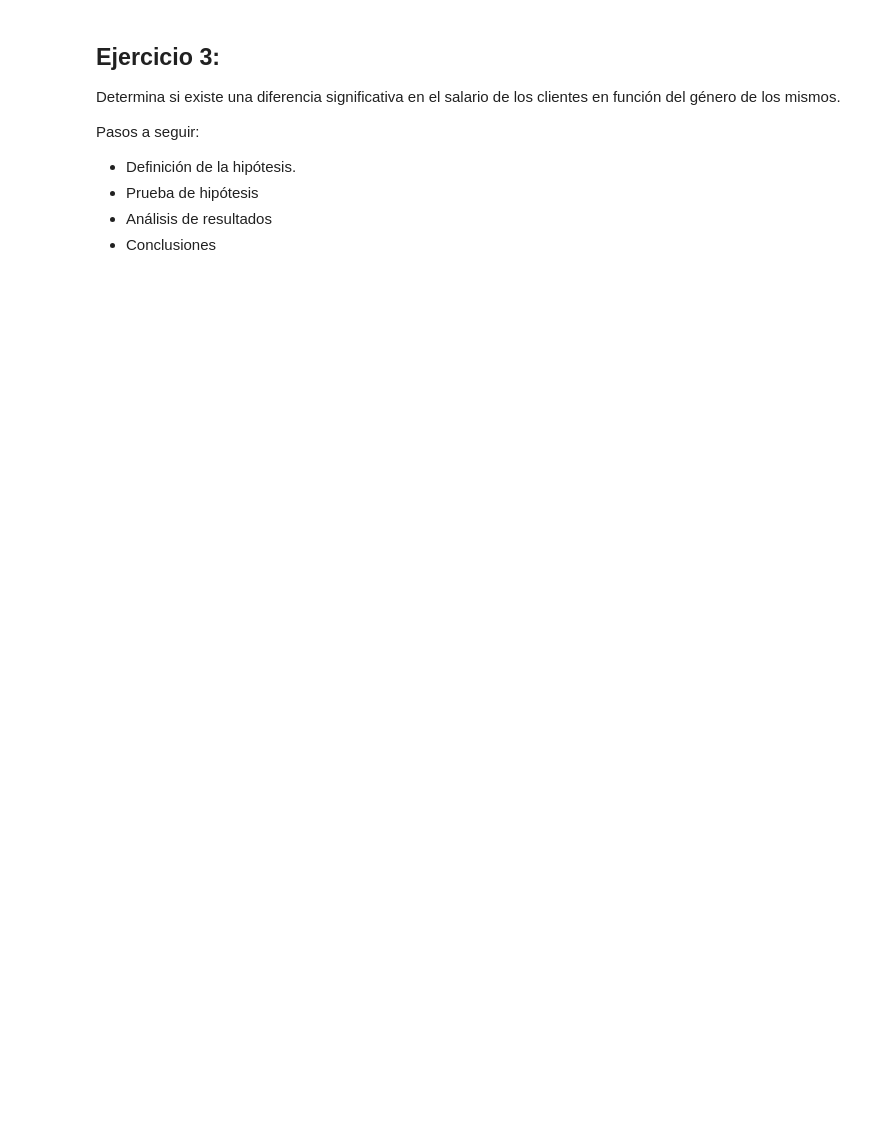
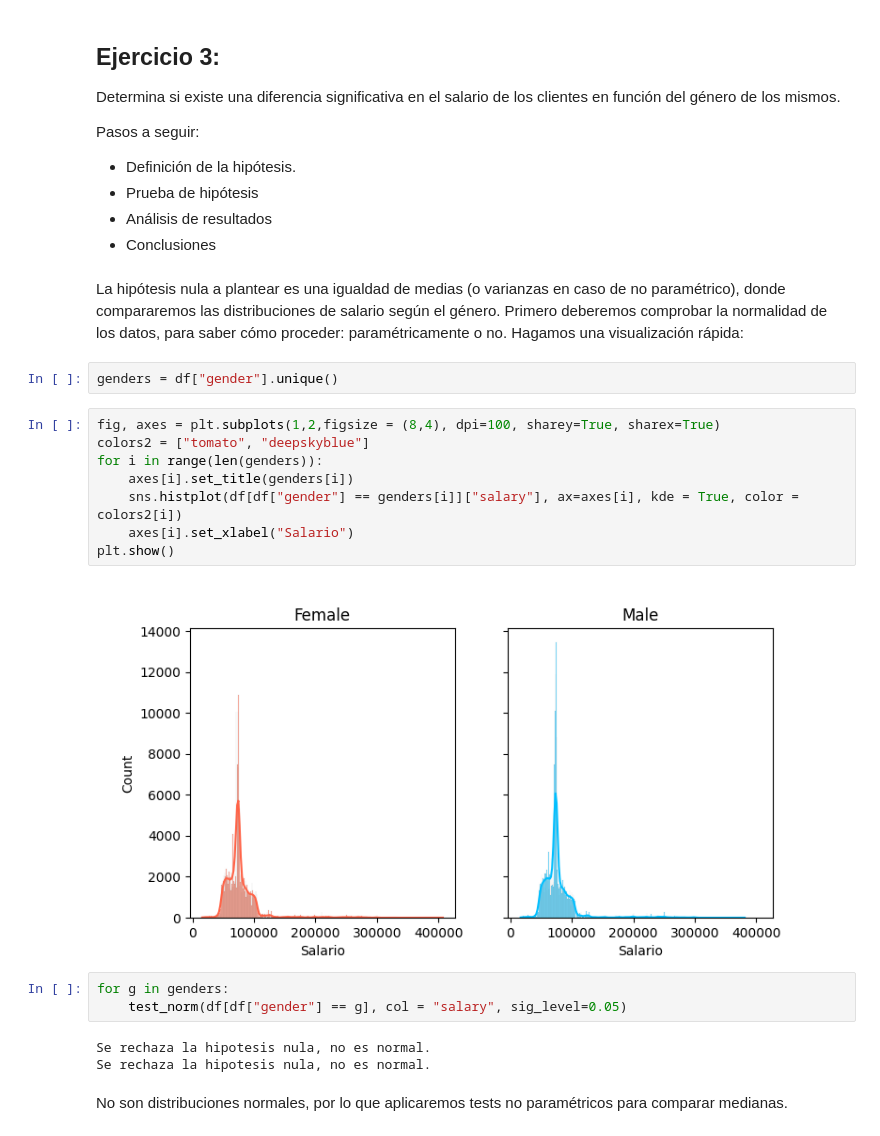
Before and after one commit to yanruwu/hackio-lab-ab-testing-noparam, a Jupyter notebook: laboratorio-modulo6-leccion04-1-ab-testing-no-param.ipynb, the cells around one changed output. Saved outputs shown, nothing was run; the diff lists cells and outputs as text; blank space fills up the shorter version.

```diff
--- a/laboratorio-modulo6-leccion04-1-ab-testing-no-param.ipynb
+++ b/laboratorio-modulo6-leccion04-1-ab-testing-no-param.ipynb
@@ -397,3 +387,25 @@ Pasos a seguir:
    - Prueba de hipótesis
    - Análisis de resultados
    - Conclusiones
+# %% [markdown]
+La hipótesis nula a plantear es una igualdad de medias (o varianzas en caso de no paramétrico), donde compararemos las distribuciones de salario según el género. Primero deberemos comprobar la normalidad de los datos, para saber cómo proceder: paramétricamente o no. Hagamos una visualización rápida:
+# %%
+genders = df["gender"].unique()
+# %%
+fig, axes = plt.subplots(1,2,figsize = (8,4), dpi=100, sharey=True, sharex=True)
+colors2 = ["tomato", "deepskyblue"]
+for i in range(len(genders)):
+    axes[i].set_title(genders[i])
+    sns.histplot(df[df["gender"] == genders[i]]["salary"], ax=axes[i], kde = True, color = colors2[i])
+    axes[i].set_xlabel("Salario")
+plt.show()
+# %% [output]
+[figure, added]
+# %%
+for g in genders:
+    test_norm(df[df["gender"] == g], col = "salary", sig_level=0.05)
+# %% [output]
+Se rechaza la hipotesis nula, no es normal.
+Se rechaza la hipotesis nula, no es normal.
+# %% [markdown]
+No son distribuciones normales, por lo que aplicaremos tests no paramétricos para comparar medianas.
```
Also changed, not shown: parts of 15 cells of this notebook.
